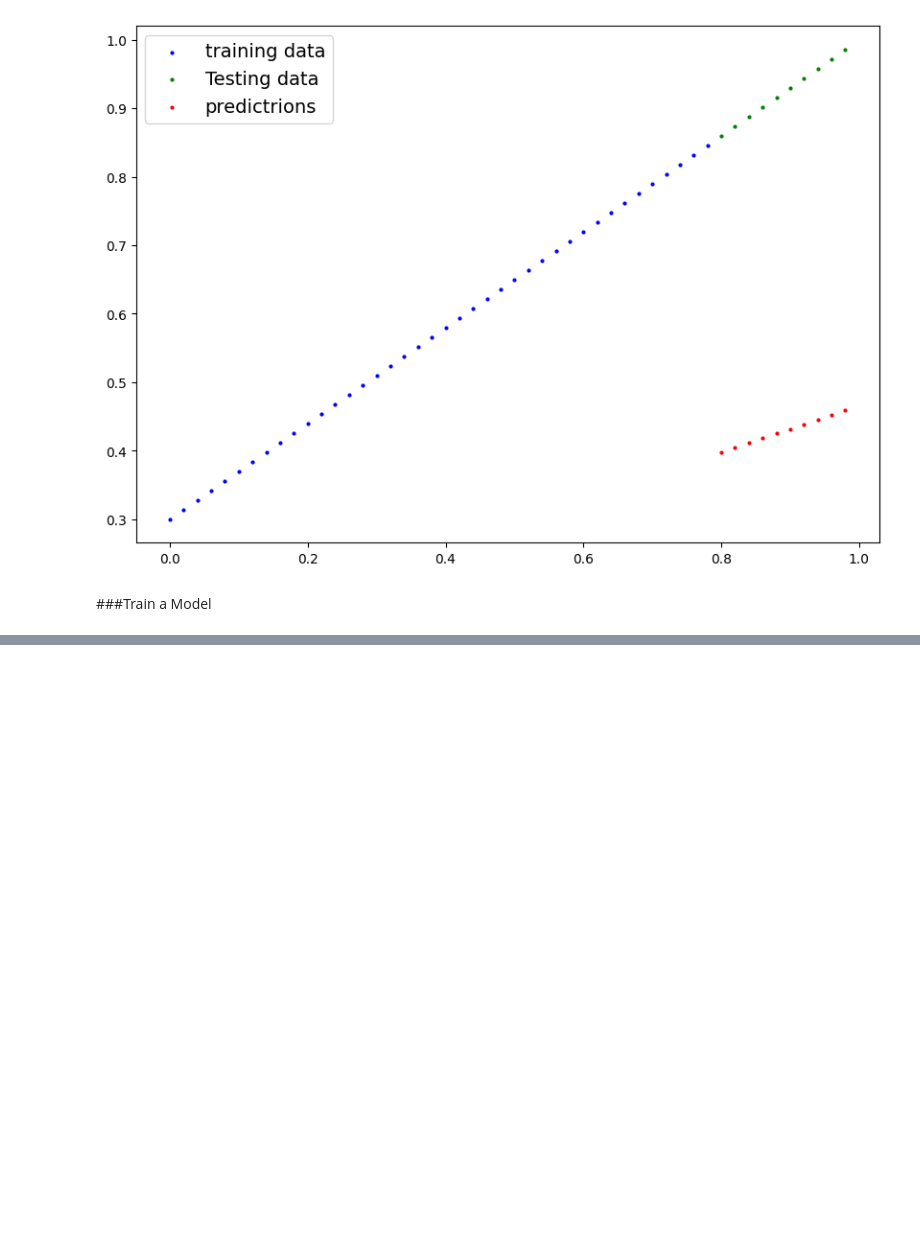
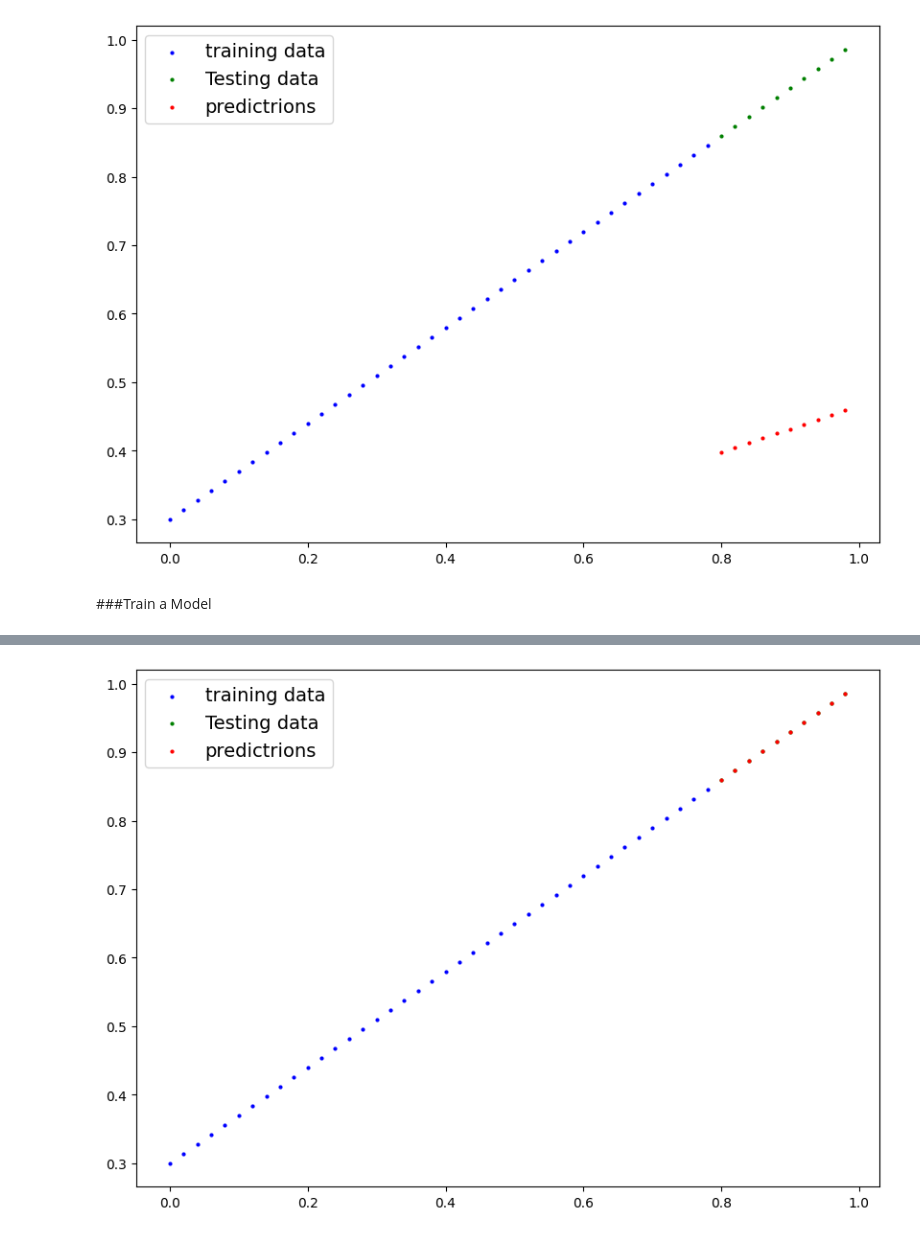
Before and after one commit to notakshitgoyal/Linear_regression_model_with_training, a Jupyter notebook: Linear_regression_model_with_training.ipynb, the cells around one changed output, grey strips where cells are left out. Drawn from its saved outputs; the diff is of its cells as text; code cells hidden in the pictures; blank space fills up the shorter version.

```diff
--- a/Linear_regression_model_with_training.ipynb
+++ b/Linear_regression_model_with_training.ipynb
@@ -149,3 +149,10 @@ plot_predictions(predictions=y_preds)
 [figure]
 # %% [markdown]
 ###Train a Model
+# %%
+#setup loss function
+loss_fn = nn.L1Loss()
+# %%
+#setup an optimizer
+#Implements stochastic gradient descent
+optimizer = torch.optim.SGD(params = model_0.parameters(),lr=0.001)
@@ -151,0 +169,29 @@ plot_predictions(predictions=y_preds)
+# %%
+# an epoch is one loop through the data
+torch.manual_seed(42)
+epochs = 1000
+##Training
+# 0.Loop through the data
+for epoch in range(epochs):
+  #set the model to traing mode
+  model_0.train()
+  #forward pass
+  y_pred = model_0(X_train)
+  #Calculate the loss
+  loss = loss_fn(y_pred,y_train)
+  #print(f"Loss:{loss}")
+  #optimizer zero grad
+  optimizer.zero_grad()
+  #perform backpropagation
+  loss.backward()
+  #step the optimizer(perform gradient descent)
+  optimizer.step()
+  #turn off gradient tracking and testing
+  model_0.eval()
+  with torch.inference_mode():
+    #1.forward pass
+    test_pred = model_0(X_test)
+    test_loss = loss_fn(test_pred,y_test)
+    if epoch % 100 == 0:
+      print(f"Epoch:{epoch} | Loss: {loss} | Test Loss:{test_loss}")
+      print(model_0.state_dict())
@@ -151,0 +219,7 @@ plot_predictions(predictions=y_preds)
+# %%
+with torch.inference_mode():
+  y_preds_new = model_0(X_test)
+# %%
+plot_predictions(predictions=y_preds_new)
+# %% [output]
+[figure, added]
```
Also changed, not shown: parts of 2 cells of this notebook.
